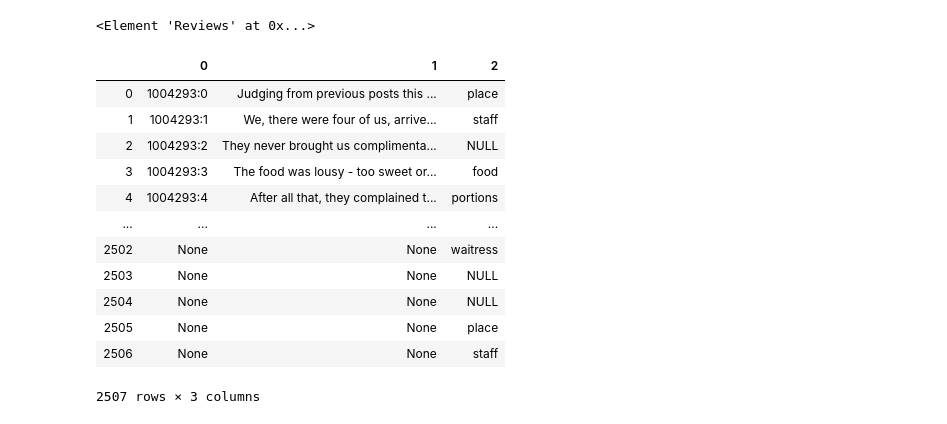
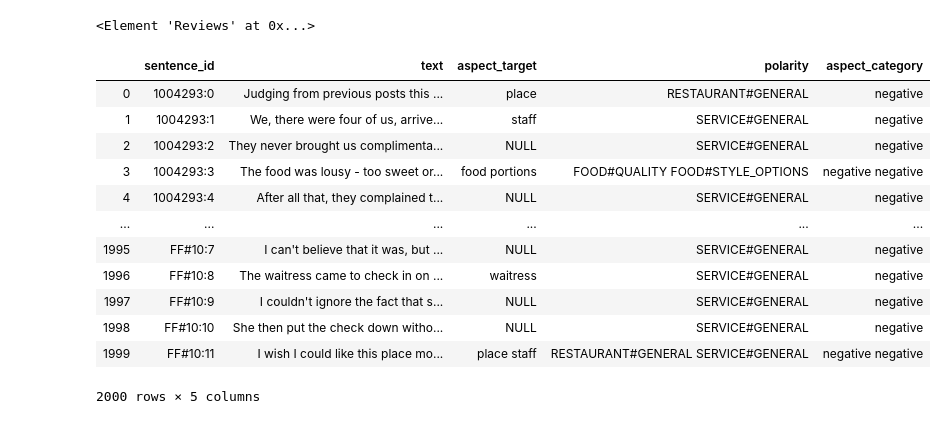
Before and after one commit to Sakchhi/Aspect-Based-Sentiment-Analysis, a Jupyter notebook: ABSA_5.1.ipynb, the cells around one changed output. Cells and saved outputs as stored; diff of their text form; code cells hidden in the pictures.

```diff
--- a/ABSA_5.1.ipynb
+++ b/ABSA_5.1.ipynb
@@ -36,8 +36,9 @@ def parse_sentence_level(path):
                 polarity += " " + opinion.get('polarity')
                 category += " " + opinion.get('category')
             opinion_target.append(target)
-            opinion_category
-    return sent_id, sent_text, opinion_target
+            opinion_category.append(category)
+            opinion_polarity.append(polarity)
+    return sent_id, sent_text, opinion_target, opinion_category, opinion_polarity
 # %%
 #xml parser
 def get_list(path):
@@ -96,22 +97,23 @@ FF#10:11 I wish I could like this place more, and I wish someone would retrain t
   'The restaurant is a bit noisy but that is something that can be overlooked once you sit down and enjoy a great meal',
   ...])
 # %%
-train_sent_id, train_text_list,train_opinion_target  = parse_sentence_level("ABSA16_Restaurants_Train_SB1_v2.xml")
+train_sent_id, train_text,train_opinion_target,train_opinion_category, train_opinion_polarity  = parse_sentence_level("ABSA16_Restaurants_Train_SB1_v2.xml")
 # %% [output]
 <Element 'Reviews' at 0x...>
 # %%
-pd.DataFrame([train_sent_id, train_text_list,train_opinion_target]).T
+pd.DataFrame([train_sent_id, train_text,train_opinion_target,train_opinion_category, train_opinion_polarity],
+            index=['sentence_id','text','aspect_target','polarity','aspect_category']).T.to_excel('')
 # %% [output]
-|  | 0 | 1 | 2 |
-| 0 | 1004293:0 | Judging from previous posts this ... | place |
-| 1 | 1004293:1 | We, there were four of us, arrive... | staff |
-| 2 | 1004293:2 | They never brought us complimenta... | NULL |
-| 3 | 1004293:3 | The food was lousy - too sweet or... | food |
-| 4 | 1004293:4 | After all that, they complained t... | portions |
-| ... | ... | ... | ... |
-| 2502 | None | None | waitress |
-| 2503 | None | None | NULL |
-| 2504 | None | None | NULL |
-| 2505 | None | None | place |
-| 2506 | None | None | staff |
+|  | sentence_id | text | aspect_target | polarity | aspect_category |
+| 0 | 1004293:0 | Judging from previous posts this ... | place | RESTAURANT#GENERAL | negative |
+| 1 | 1004293:1 | We, there were four of us, arrive... | staff | SERVICE#GENERAL | negative |
+| 2 | 1004293:2 | They never brought us complimenta... | NULL | SERVICE#GENERAL | negative |
+| 3 | 1004293:3 | The food was lousy - too sweet or... | food portions | FOOD#QUALITY FOOD#STYLE_OPTIONS | negative negative |
+| 4 | 1004293:4 | After all that, they complained t... | NULL | SERVICE#GENERAL | negative |
+| ... | ... | ... | ... | ... | ... |
+| 1995 | FF#10:7 | I can't believe that it was, but ... | NULL | SERVICE#GENERAL | negative |
+| 1996 | FF#10:8 | The waitress came to check in on ... | waitress | SERVICE#GENERAL | negative |
+| 1997 | FF#10:9 | I couldn't ignore the fact that s... | NULL | SERVICE#GENERAL | negative |
+| 1998 | FF#10:10 | She then put the check down witho... | NULL | SERVICE#GENERAL | negative |
+| 1999 | FF#10:11 | I wish I could like this place mo... | place staff | RESTAURANT#GENERAL SERVICE#GENERAL | negative negative |
-2507 rows × 3 columns
+2000 rows × 5 columns
```
Also changed, not shown: 1 other file.
